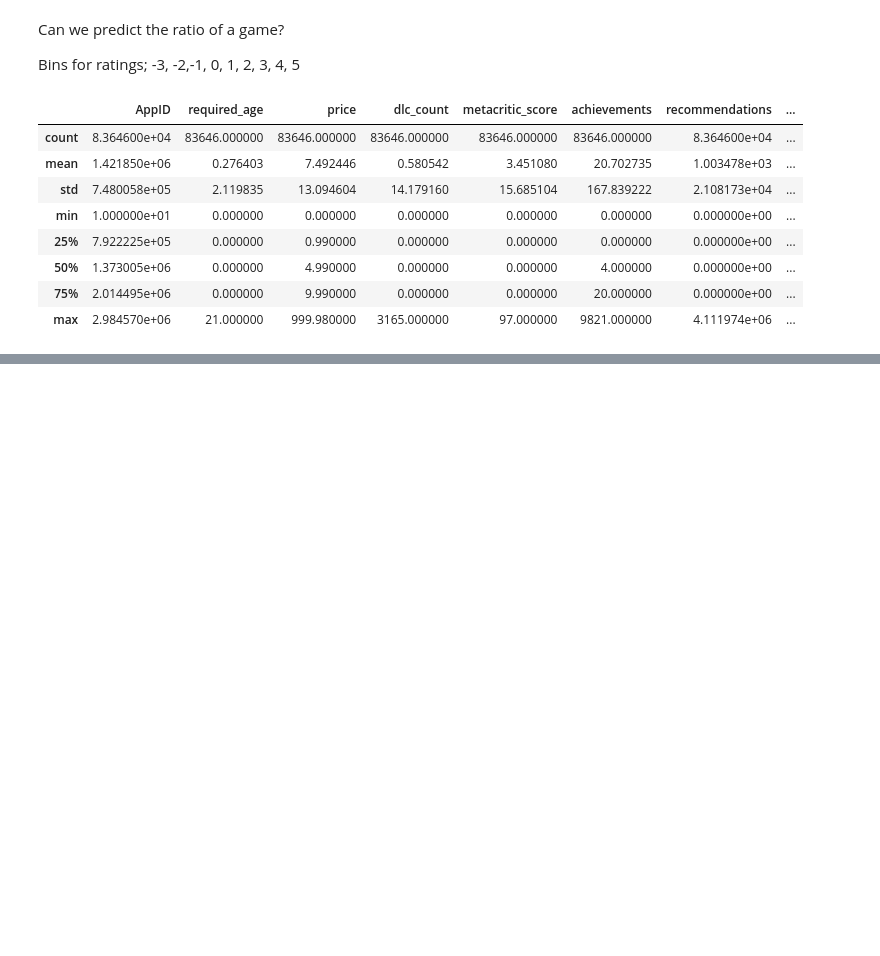
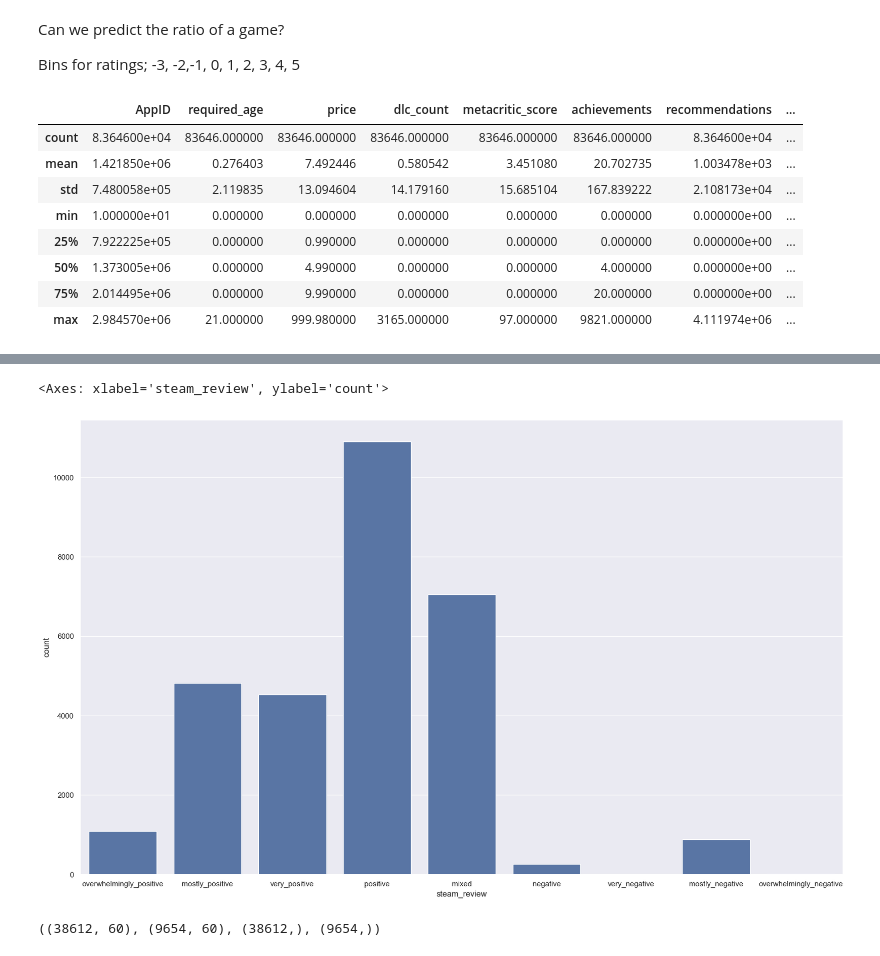
Before and after one commit to dotlonely/itsc3162_project2, a Jupyter notebook: project2.ipynb, the cells around one changed output, grey strips where cells are left out. Saved outputs shown, nothing was run; the diff lists cells and outputs as text; code cells hidden in the pictures; blank space fills up the shorter version.

Commit message:
Beginning training

```diff
--- a/project2.ipynb
+++ b/project2.ipynb
@@ -102,0 +84,8 @@ def calculate_steam_rating(num_reviews: int, prp: float) -> str:
+# %%
+steam_df['steam_review'] = steam_df.apply(lambda x: calculate_steam_rating(x['total_review_count'], x['positive_review_percentage']), axis=1)
+# %%
+review_order = ['overwhelmingly_positive', 'mostly_positive', 'very_positive', 'positive', 'mixed', 'negative', 'very_negative', 'mostly_negative', 'overwhelmingly_negative']
+sns.countplot(data=steam_df, x='steam_review', order=review_order)
+# %% [output]
+<Axes: xlabel='steam_review', ylabel='count'>
+[figure, added]
@@ -102,0 +102,4 @@ def calculate_steam_rating(num_reviews: int, prp: float) -> str:
+# %%
+X_train.shape, X_test.shape, y_train.shape, y_test.shape
+# %% [output]
+((38612, 60), (9654, 60), (38612,), (9654,))
```
Also changed, not shown: parts of 9 cells of this notebook.
